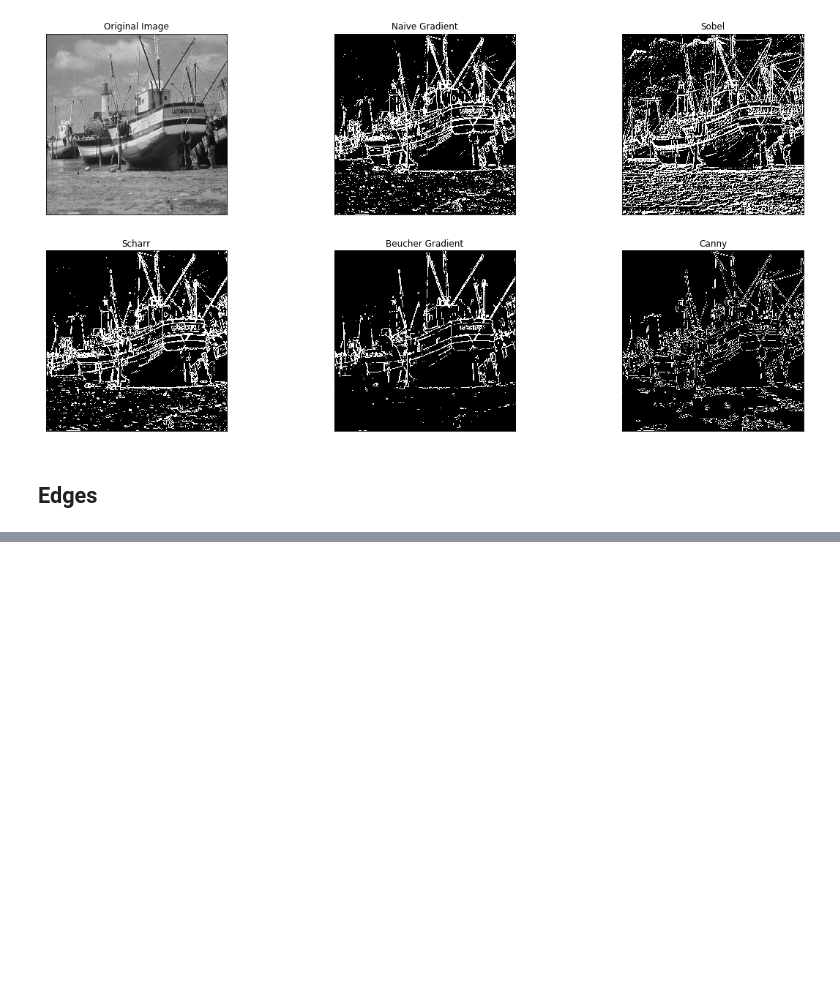
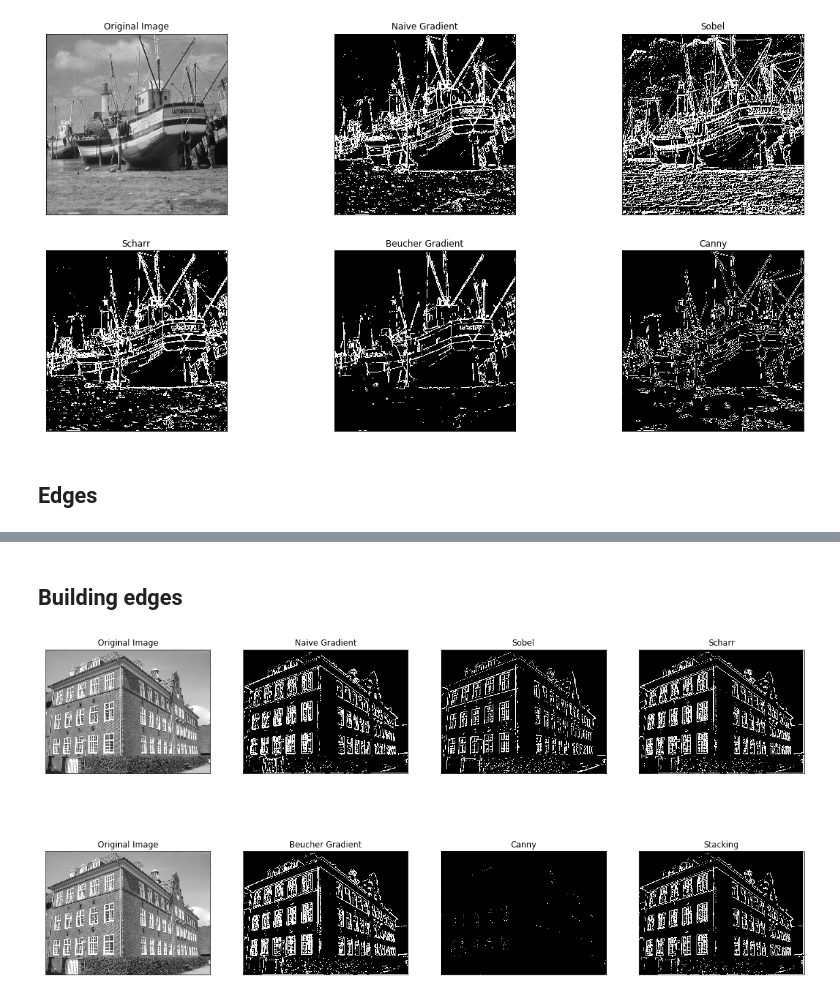
Before and after one commit to hokolomopo/Edge-and-Ellipse-detection, a Jupyter notebook: Report.ipynb, the cells around one changed output, grey strips where cells are left out. Cells and saved outputs as stored; diff of their text form; code cells hidden in the pictures; blank space fills up the shorter version.

Commit message:
building edges

```diff
--- a/Report.ipynb
+++ b/Report.ipynb
@@ -38,0 +40,18 @@ interactive(children=(Dropdown(description='method', options=('sobel', 'canny',
+# %% [markdown]
+## Building edges
+# %%
+img = load_gray_img("img/building.png")
+
+naive_grad = get_optimal_grads("building", "Naive Gradient")
+sobel_grad = get_optimal_grads("building", "Sobel")
+scharr_grad = get_optimal_grads("building", "Scharr")
+canny_grad = get_optimal_grads("building", "Canny")
+beucher_grad = get_optimal_grads("building", "Beucher")
+stacking_grad = get_optimal_grads("building", "Stacking")
+
+tools.multiPlot(2, 4,
+        (img, naive_grad, sobel_grad, scharr_grad, img, beucher_grad, canny_grad, stacking_grad),
+        ('Original Image', 'Naive Gradient', 'Sobel', 'Scharr', 'Original Image', 'Beucher Gradient', 'Canny', 'Stacking'),
+        cmap_tuple=(cm.gray, cm.gray, cm.gray, cm.gray, cm.gray, cm.gray, cm.gray, cm.gray))
+# %% [output]
+[figure, added]
```
Also changed, not shown: parts of 2 cells of this notebook, 1 other file.
